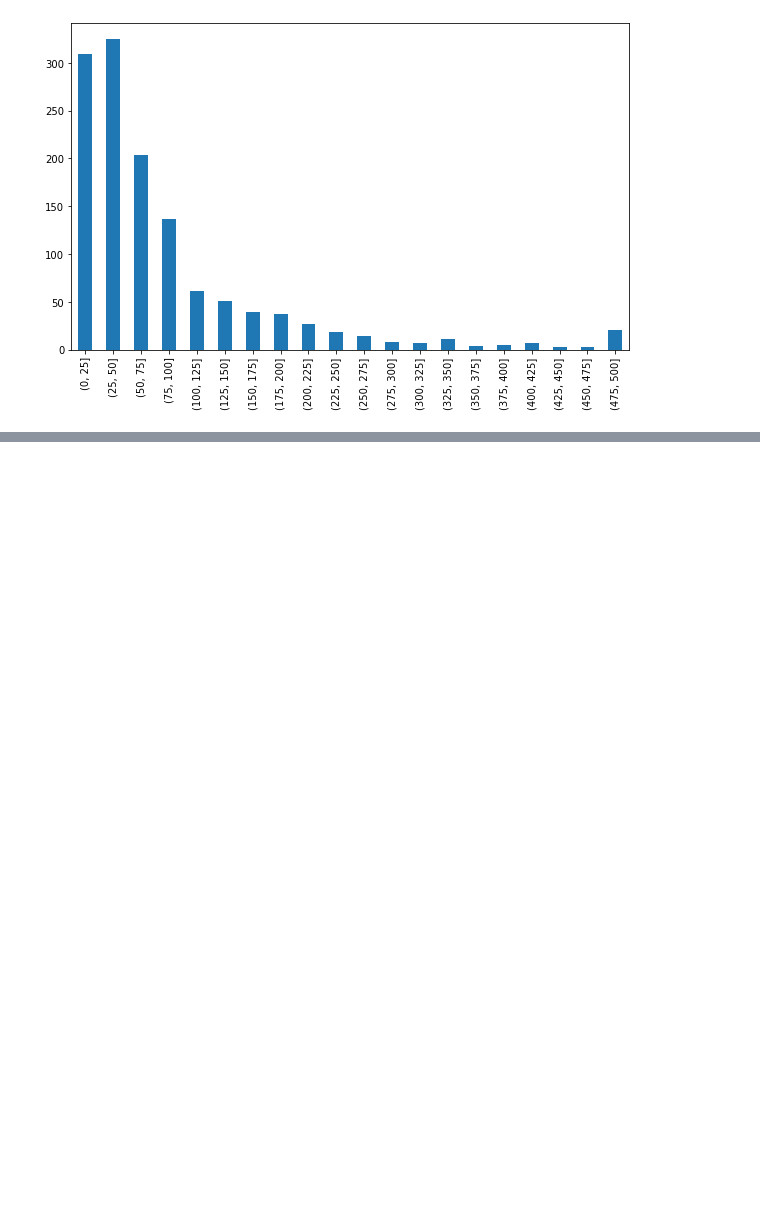
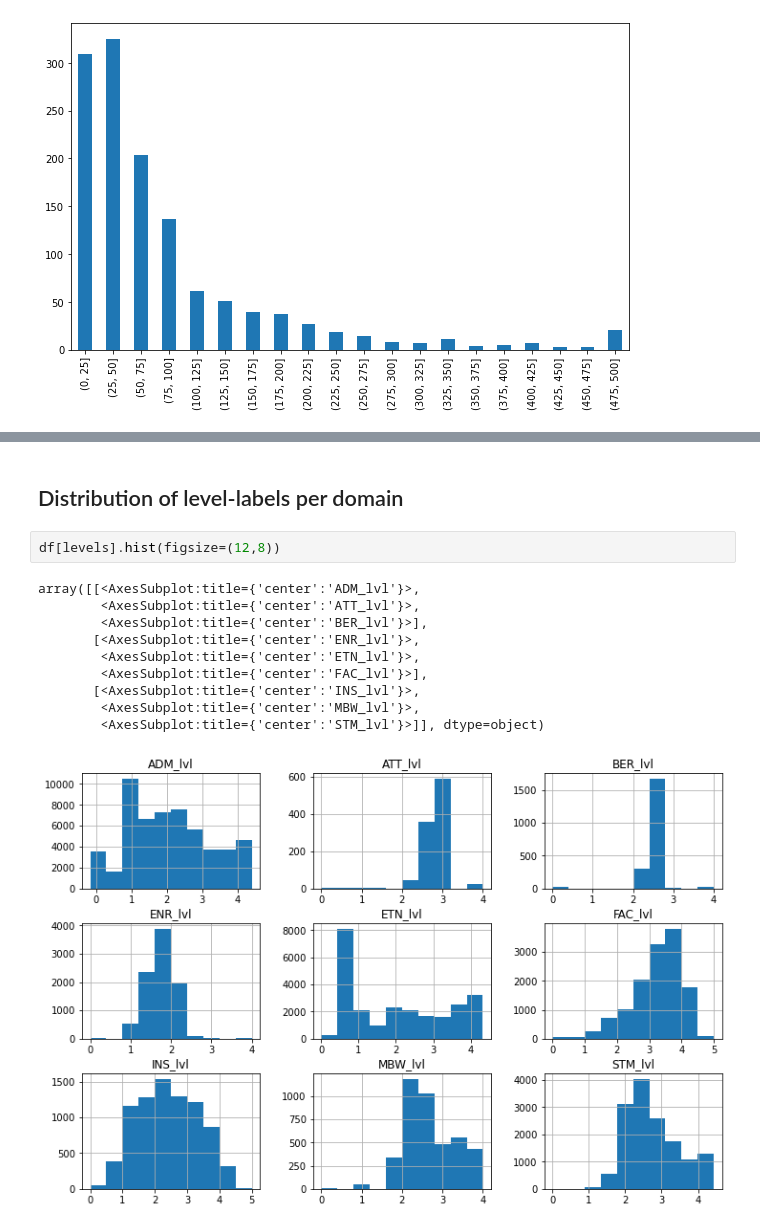
Before and after one commit to cltl/a-proof-zonmw, a Jupyter notebook: nb_data_analysis/covid_data_stats.ipynb, the cells around one changed output, grey strips where cells are left out. Drawn from its saved outputs; the diff is of its cells as text; blank space fills up the shorter version.

Commit message:
add distribution of levels per domain

```diff
--- a/nb_data_analysis/covid_data_stats.ipynb
+++ b/nb_data_analysis/covid_data_stats.ipynb
@@ -90,0 +92,15 @@ pd.cut(s, bins=bins).value_counts(sort=False).plot.bar(figsize=(10,6))
+# %% [markdown]
+## Distribution of level-labels per domain
+# %%
+df[levels].hist(figsize=(12,8))
+# %% [output]
+array([[<AxesSubplot:title={'center':'ADM_lvl'}>,
+        <AxesSubplot:title={'center':'ATT_lvl'}>,
+        <AxesSubplot:title={'center':'BER_lvl'}>],
+       [<AxesSubplot:title={'center':'ENR_lvl'}>,
+        <AxesSubplot:title={'center':'ETN_lvl'}>,
+        <AxesSubplot:title={'center':'FAC_lvl'}>],
+       [<AxesSubplot:title={'center':'INS_lvl'}>,
+        <AxesSubplot:title={'center':'MBW_lvl'}>,
+        <AxesSubplot:title={'center':'STM_lvl'}>]], dtype=object)
+[figure, added]
```
Also changed, not shown: parts of 5 cells of this notebook.
